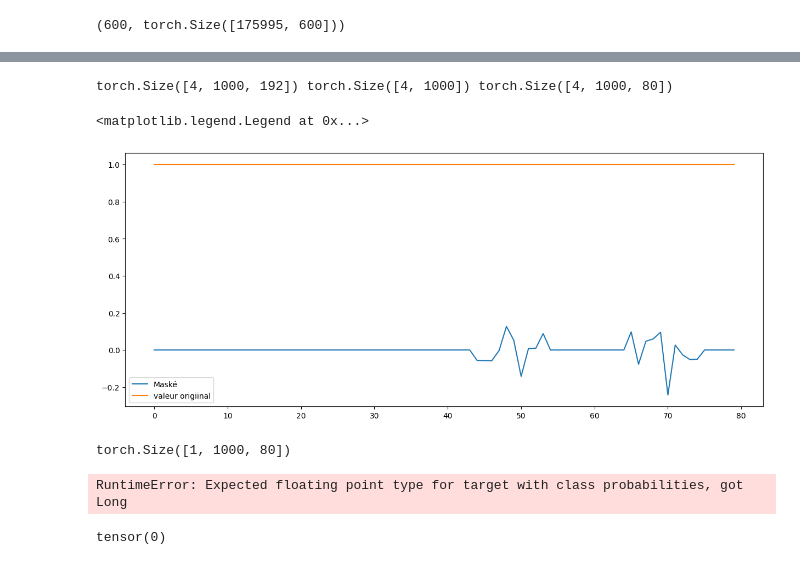
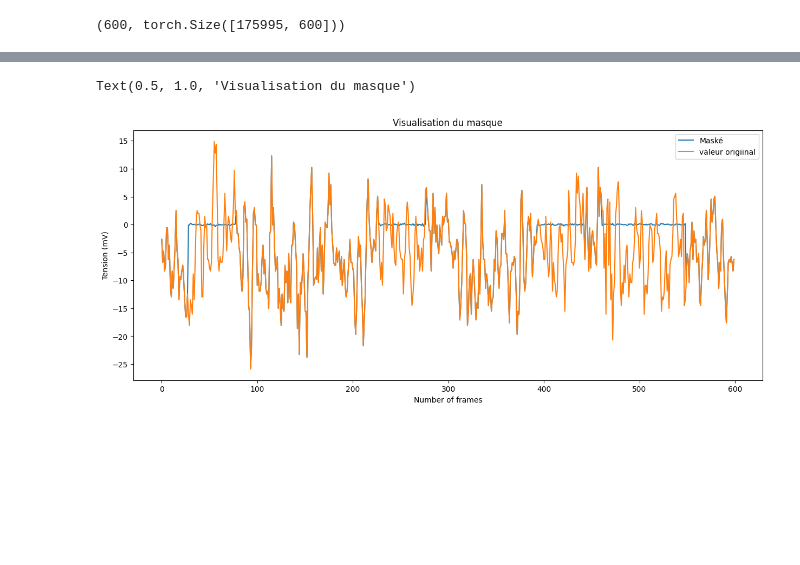
Before and after one commit to oscarninou/adl24-sleep-stage, a Jupyter notebook: random_projection_pretraing.ipynb, the cells around one changed output, grey strips where cells are left out. Cells and saved outputs as stored; diff of their text form; code cells hidden in the pictures; blank space fills up the shorter version.

```diff
--- a/random_projection_pretraing.ipynb
+++ b/random_projection_pretraing.ipynb
@@ -258,44 +226,47 @@ tensor([[16,  4,  8,  ..., 15,  9, 10]])
 # %%
-#### Test for Masking
-model = BestRqFramework(encoder= ExampleEncoder(),
+model = BestRqFramework(encoder= ConformerModel(),
                         num_temporal_dimension_reduction_steps=100,
-                        input_feature_size=80,
+                        input_feature_size=600,
                         encoder_hidden_size=20,
                         num_code_books=10,
-                        mask_time= 10,
+                        mask_time= 50,
                         stride_time=1,
                         random_state=42,
                         mask_prob=0.1,
                         batch_size=200)
 
 
-inputs = th.randn(4, 1000, 80).to(device)
+inputs = xtrain[:200].to(device).view(-1, 200, 600)
     # `(batch size)` Number of available time steps per batch
-input_lengths = th.tensor([1000, 871, 389, 487]).to(device)
+input_lengths = th.tensor([200, 871, 389, 487]).to(device)
 
-input_values, idx = model(inputs, input_lengths)
+input_values, idx = model(inputs)
-# %% [output]
-torch.Size([4, 1000, 192]) torch.Size([4, 1000]) torch.Size([4, 1000, 80])
 # %%
+#Viz of the mask
+
+model = BestRqFramework(encoder= ExampleEncoder(),
+                        num_temporal_dimension_reduction_steps=100,
+                        input_feature_size=600,
+                        encoder_hidden_size=20,
+                        num_code_books=10,
+                        mask_time= 50,
+                        stride_time=1,
+                        random_state=42,
+                        mask_prob=1,
+                        batch_size=200)
+
+masked_values,_ = model.masking(inputs)
+
+
+
 plt.figure(figsize=(15,6))
 for i in range(1):
-    plt.plot(input_values[1,i,:].detach().numpy(), label = 'Maské')
-    plt.plot(inputs[1, i ,:].detach().numpy(), label ='valeur origiinal')
+    plt.plot(masked_values[0,i,:].detach().numpy(), label = 'Maské')
+    plt.plot(inputs[0, i ,:].detach().numpy(), label ='valeur origiinal')
 plt.legend()
+plt.xlabel('Number of frames')
+plt.ylabel('Tension (mV)')
+plt.title('Visualisation du masque')
 # %% [output]
-<matplotlib.legend.Legend at 0x...>
+Text(0.5, 1.0, 'Visualisation du masque')
-[figure, old version]
+[figure, new version]
-# %%
-inputs[idx].view(-1, 1000, 80).shape
-# %% [output]
-torch.Size([1, 1000, 80])
-# %%
-input_values, idx
-loss = nn.functional.cross_entropy
-loss(input_values.view(4, -1), idx)
-# %% [output]
-RuntimeError: Expected floating point type for target with class probabilities, got Long
-# %%
-(input_values.view(4, -1) == idx).sum()
-# %% [output]
-tensor(0)
```
Also changed, not shown: parts of 5 cells of this notebook.
